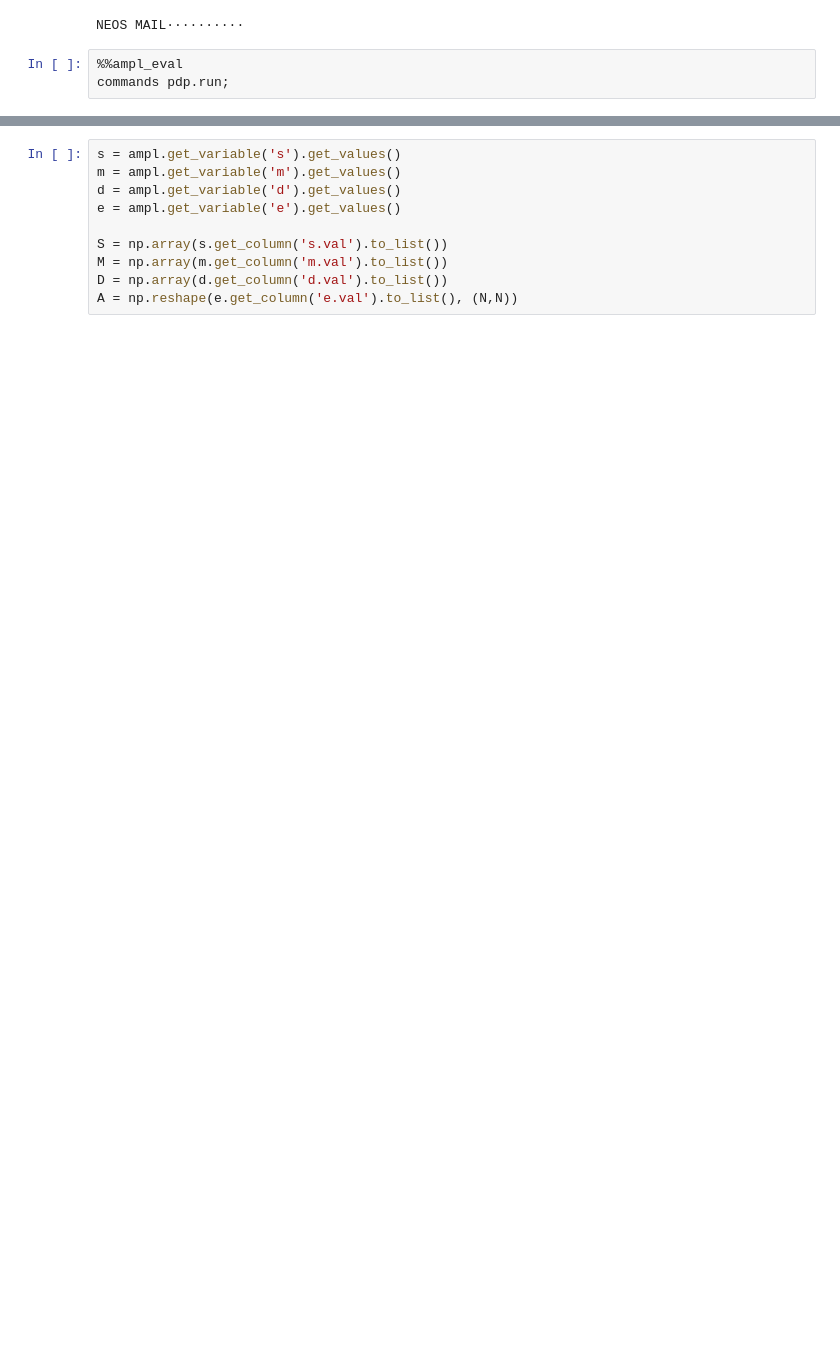
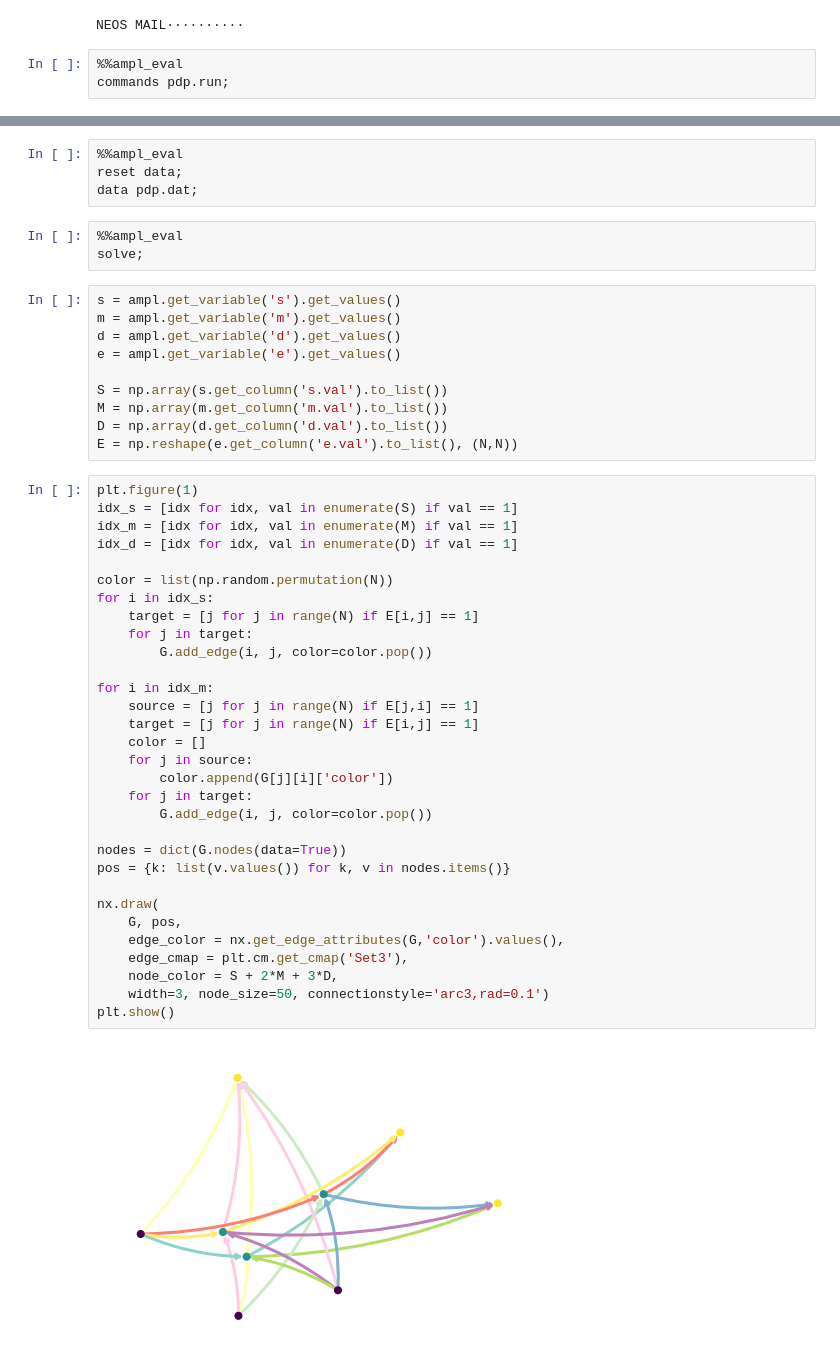
Before and after one commit to LarsHadidi/PRONTO, a Jupyter notebook: research/PDP-MP.ipynb, the cells around one changed output, grey strips where cells are left out. Drawn from its saved outputs; the diff is of its cells as text; blank space fills up the shorter version.

```diff
--- a/research/PDP-MP.ipynb
+++ b/research/PDP-MP.ipynb
@@ -142,3 +143,10 @@ commands pdp.run;
+# %%
+%%ampl_eval
+reset data;
+data pdp.dat;
+# %%
+%%ampl_eval
+solve;
 # %%
 s = ampl.get_variable('s').get_values()
 m = ampl.get_variable('m').get_values()
@@ -148,4 +156,37 @@ e = ampl.get_variable('e').get_values()
 S = np.array(s.get_column('s.val').to_list())
 M = np.array(m.get_column('m.val').to_list())
 D = np.array(d.get_column('d.val').to_list())
-A = np.reshape(e.get_column('e.val').to_list(), (N,N))
+E = np.reshape(e.get_column('e.val').to_list(), (N,N))
+# %%
+plt.figure(1)
+idx_s = [idx for idx, val in enumerate(S) if val == 1]
+idx_m = [idx for idx, val in enumerate(M) if val == 1]
+idx_d = [idx for idx, val in enumerate(D) if val == 1]
+
+color = list(np.random.permutation(N))
+for i in idx_s:
+    target = [j for j in range(N) if E[i,j] == 1]
+    for j in target:
+        G.add_edge(i, j, color=color.pop())
+
+for i in idx_m:
+    source = [j for j in range(N) if E[j,i] == 1]
+    target = [j for j in range(N) if E[i,j] == 1]
+    color = []
+    for j in source:
+        color.append(G[j][i]['color'])
+    for j in target:
+        G.add_edge(i, j, color=color.pop())
+
+nodes = dict(G.nodes(data=True))
+pos = {k: list(v.values()) for k, v in nodes.items()}
+
+nx.draw(
+    G, pos,
+    edge_color = nx.get_edge_attributes(G,'color').values(),
+    edge_cmap = plt.cm.get_cmap('Set3'),
+    node_color = S + 2*M + 3*D,
+    width=3, node_size=50, connectionstyle='arc3,rad=0.1')
+plt.show()
+# %% [output]
+[figure, added]
```
Also changed, not shown: parts of 3 cells of this notebook.
